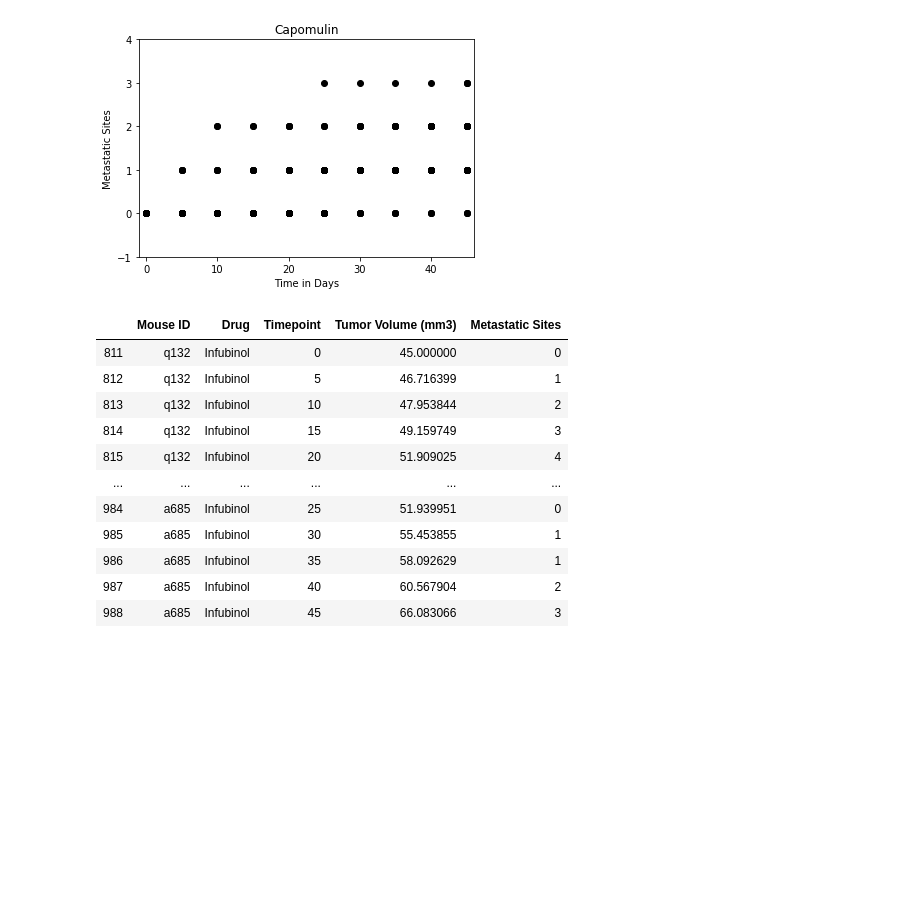
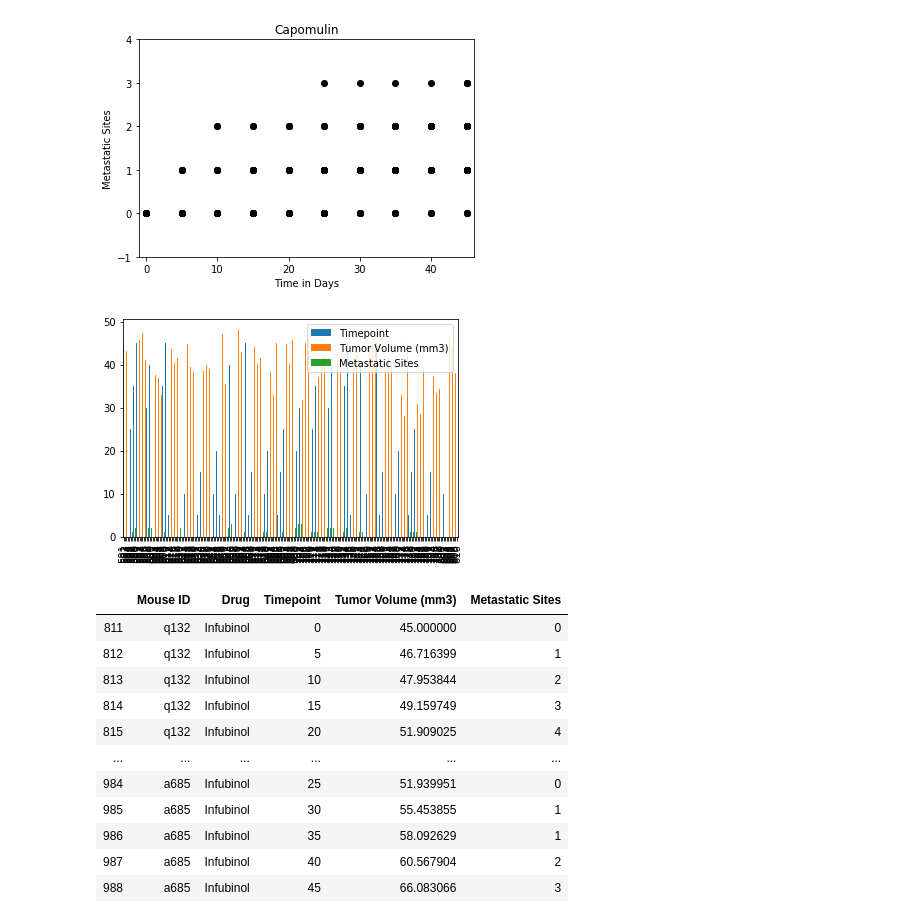
Before and after one commit to cmills39/Matplotlib-challange, a Jupyter notebook: Instructions/Pymaceuticals/Matplotlib.HW.ipynb, the cells around one changed output. Drawn from its saved outputs; the diff is of its cells as text; code cells hidden in the pictures; blank space fills up the shorter version.

```diff
--- a/Instructions/Pymaceuticals/Matplotlib.HW.ipynb
+++ b/Instructions/Pymaceuticals/Matplotlib.HW.ipynb
@@ -169,6 +169,11 @@ plt.ylabel("Metastatic Sites")
 # %% [output]
 Text(0, 0.5, 'Metastatic Sites')
 [figure]
+# %%
+Capoomulin_plot=mouse_clinicalDF_Capomulin.plot(kind='bar')
+#???
+# %% [output]
+[figure, added]
 # %%
 mouse_clinicalDF9= mouse_clinicalDF6[mouse_clinicalDF.Drug != 'Capomulin']
 mouse_clinicalDF10= mouse_clinicalDF9[mouse_clinicalDF.Drug != 'Ketapril']
```
Also changed, not shown: parts of 15 cells of this notebook.
